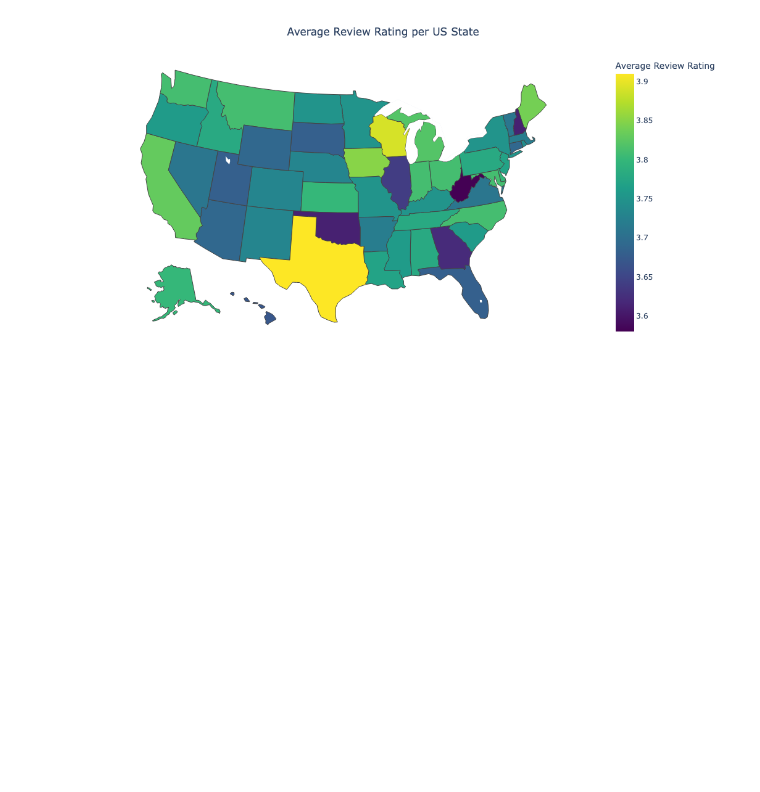
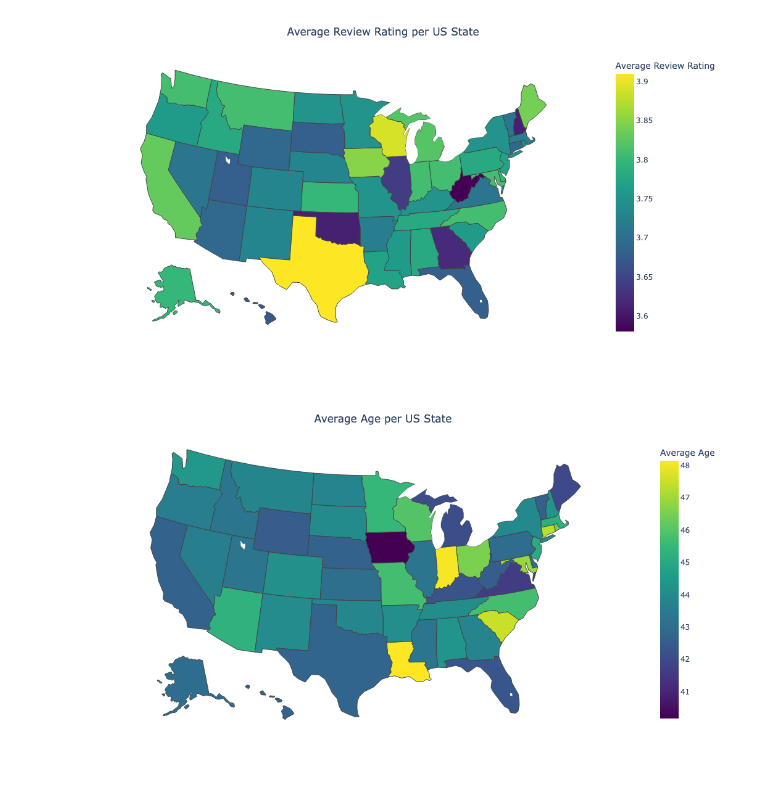
Before and after one commit to FlazeFy2/DS-Customer_Shopping, a Jupyter notebook: exploratory data analysis-US map.ipynb, the cells around one changed output. Drawn from its saved outputs; the diff is of its cells as text; code cells hidden in the pictures; blank space fills up the shorter version.

Commit message:
[DS] Exploratory Data Analysis (EDA) - US States Map - Average Age per US State

```diff
--- a/exploratory data analysis-US map.ipynb
+++ b/exploratory data analysis-US map.ipynb
@@ -148,3 +148,53 @@ fig.update_layout(
 fig.show()
 # %% [output]
 [figure]
+# %%
+import plotly.express as px
+import pandas as pd
+
+# Exploratory Data Analysis (EDA) - US States Map - Average Age per US State
+df = pd.read_csv("shopping_trends.csv")
+
+# Count Total Amount
+state_purchase = df.groupby('Location')['Age'].mean().reset_index().round(2)
+state_purchase.columns = ['State', 'Average Age']
+
+# State Code Mapping
+state_abbreviations = {
+    'Kentucky': 'KY', 'Maine': 'ME', 'Massachusetts': 'MA', 'Rhode Island': 'RI',
+    'Oregon': 'OR', 'Wyoming': 'WY', 'Montana': 'MT', 'Louisiana': 'LA',
+    'West Virginia': 'WV', 'Missouri': 'MO', 'Arkansas': 'AR', 'Hawaii': 'HI',
+    'Delaware': 'DE', 'New Hampshire': 'NH', 'New York': 'NY', 'Alabama': 'AL',
+    'Mississippi': 'MS', 'North Carolina': 'NC', 'California': 'CA', 'Oklahoma': 'OK',
+    'Florida': 'FL', 'Texas': 'TX', 'Nevada': 'NV', 'Kansas': 'KS', 'Colorado': 'CO',
+    'North Dakota': 'ND', 'Illinois': 'IL', 'Indiana': 'IN', 'Arizona': 'AZ',
+    'Alaska': 'AK', 'Tennessee': 'TN', 'Ohio': 'OH', 'New Jersey': 'NJ',
+    'Maryland': 'MD', 'Vermont': 'VT', 'New Mexico': 'NM', 'South Carolina': 'SC',
+    'Idaho': 'ID', 'Pennsylvania': 'PA', 'Connecticut': 'CT', 'Utah': 'UT',
+    'Virginia': 'VA', 'Georgia': 'GA', 'Nebraska': 'NE', 'Iowa': 'IA',
+    'South Dakota': 'SD', 'Minnesota': 'MN', 'Washington': 'WA', 'Wisconsin': 'WI',
+    'Michigan': 'MI'
+}
+state_purchase['State Abbreviation'] = state_purchase['State'].map(state_abbreviations)
+
+# Filter out unknown
+state_purchase = state_purchase.dropna(subset=['State Abbreviation'])
+
+# US Map Plot
+fig = px.choropleth(state_purchase,
+    locations='State Abbreviation',
+    locationmode="USA-states",
+    color='Average Age',
+    hover_name='State',
+    color_continuous_scale="Viridis",
+    labels={'Average Age': 'Average Age'})
+
+fig.update_geos(scope="usa")
+fig.update_layout(
+    title_text='Average Age per US State',
+    title_x=0.5,
+    height=600
+)
+fig.show()
+# %% [output]
+[figure, added]
```
